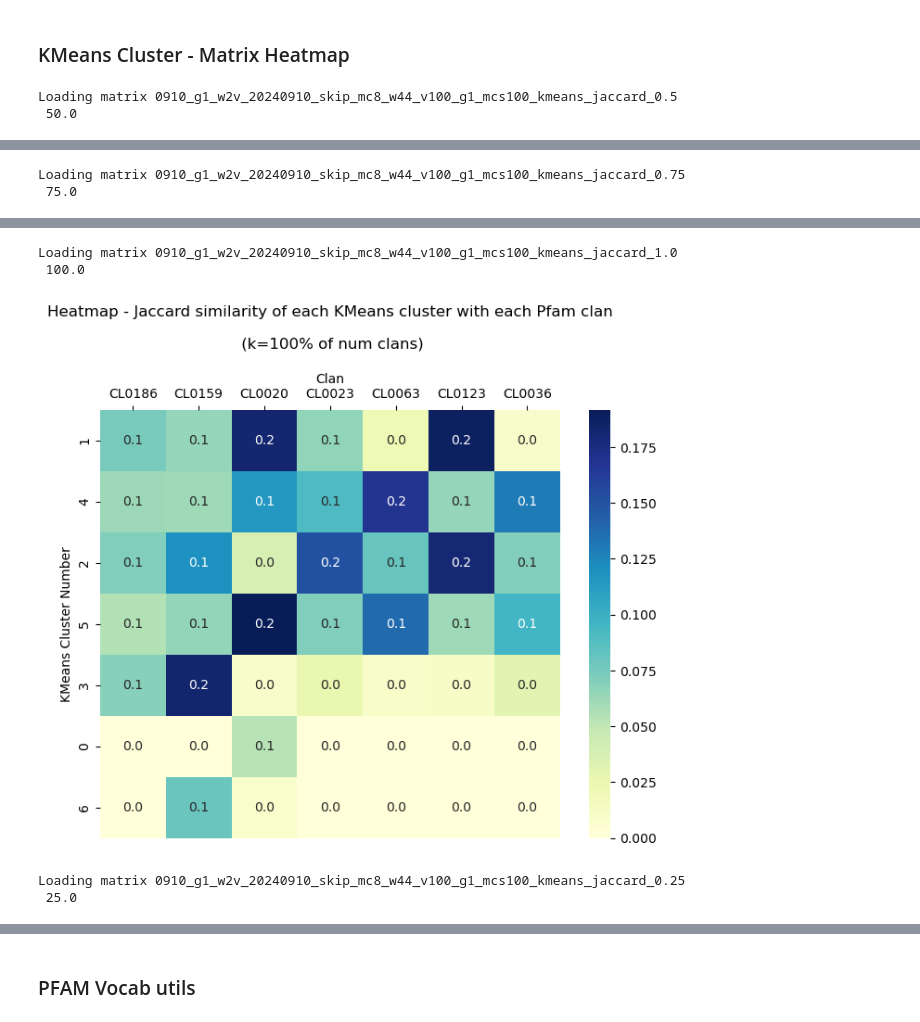
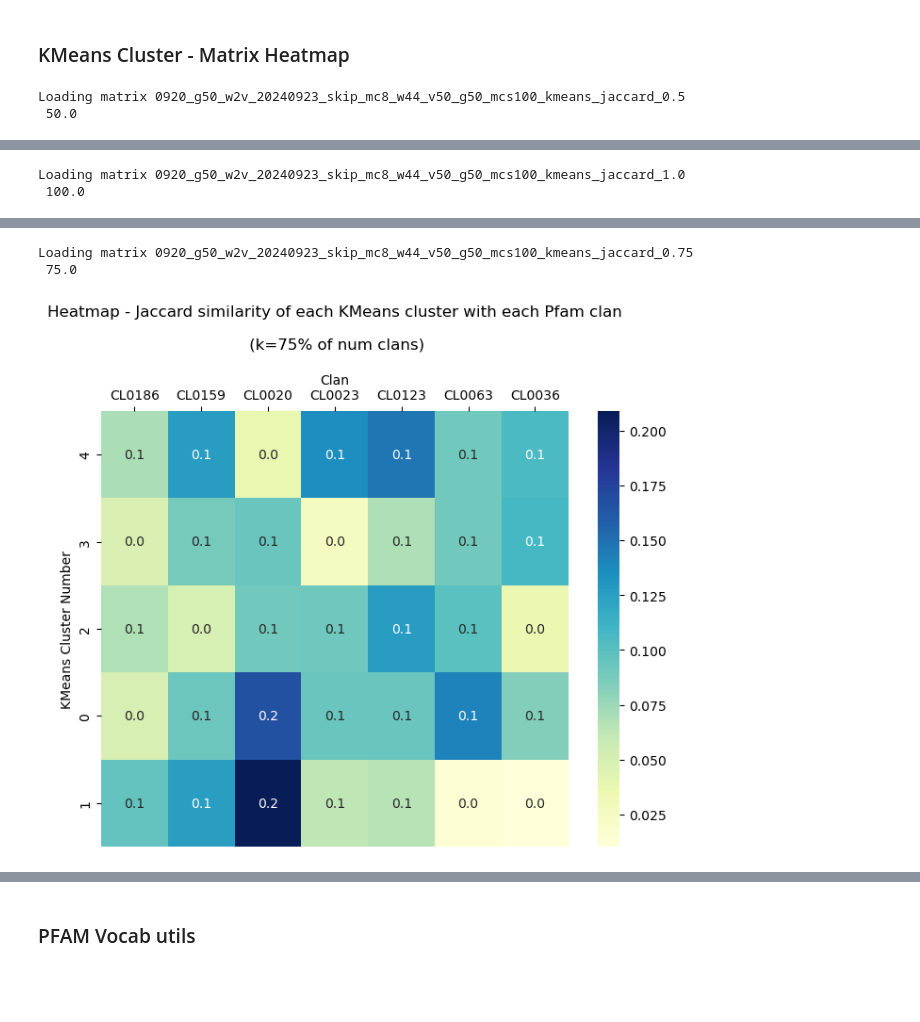
Before and after one commit to greyneuron/COMP_0158_MSC_PROJECT, a Jupyter notebook: code/clustering/w2v_cluster_helper.ipynb, the cells around one changed output, grey strips where cells are left out. Drawn from its saved outputs; the diff is of its cells as text; code cells hidden in the pictures; blank space fills up the shorter version.

```diff
--- a/code/clustering/w2v_cluster_helper.ipynb
+++ b/code/clustering/w2v_cluster_helper.ipynb
@@ -362,7 +362,7 @@ import numpy as np
 
 
 # use w2v_run_clusterin.py to save jaccard similarity matrices to a folder and sepcify that folder here
-score_dir='/Users/patrick/dev/ucl/word2vec/COMP_0158_MSC_PROJECT/data/clusters/sim_matrices/'
+score_dir='/Users/patrick/dev/ucl/word2vec/COMP_0158_MSC_PROJECT/data/clusters/heatmap/'
 
 matrix_files     = find_files(score_dir, 'npy')
 for matrix_file_info in matrix_files:
@@ -394,5 +394,5 @@ for matrix_file_info in matrix_files:
     plt.title(f"Heatmap - Jaccard similarity of each KMeans cluster with each Pfam clan\n\n (k={int(k_percent)}% of num clans)\n")
     plt.show()
 # %% [output]
-Loading matrix 0910_g1_w2v_20240910_skip_mc8_w44_v100_g1_mcs100_kmeans_jaccard_0.5
+Loading matrix 0920_g50_w2v_20240923_skip_mc8_w44_v50_g50_mcs100_kmeans_jaccard_0.5
  50.0
@@ -400,2 +400,2 @@ Loading matrix 0910_g1_w2v_20240910_skip_mc8_w44_v100_g1_mcs100_kmeans_jaccard_0
-Loading matrix 0910_g1_w2v_20240910_skip_mc8_w44_v100_g1_mcs100_kmeans_jaccard_0.75
- 75.0
+Loading matrix 0920_g50_w2v_20240923_skip_mc8_w44_v50_g50_mcs100_kmeans_jaccard_1.0
+ 100.0
@@ -403,5 +403,3 @@ Loading matrix 0910_g1_w2v_20240910_skip_mc8_w44_v100_g1_mcs100_kmeans_jaccard_0
-Loading matrix 0910_g1_w2v_20240910_skip_mc8_w44_v100_g1_mcs100_kmeans_jaccard_1.0
- 100.0
+Loading matrix 0920_g50_w2v_20240923_skip_mc8_w44_v50_g50_mcs100_kmeans_jaccard_0.75
+ 75.0
-[figure, old version]
+[figure, new version]
-Loading matrix 0910_g1_w2v_20240910_skip_mc8_w44_v100_g1_mcs100_kmeans_jaccard_0.25
- 25.0
```
Also changed, not shown: parts of 2 cells of this notebook, 3 other files.
